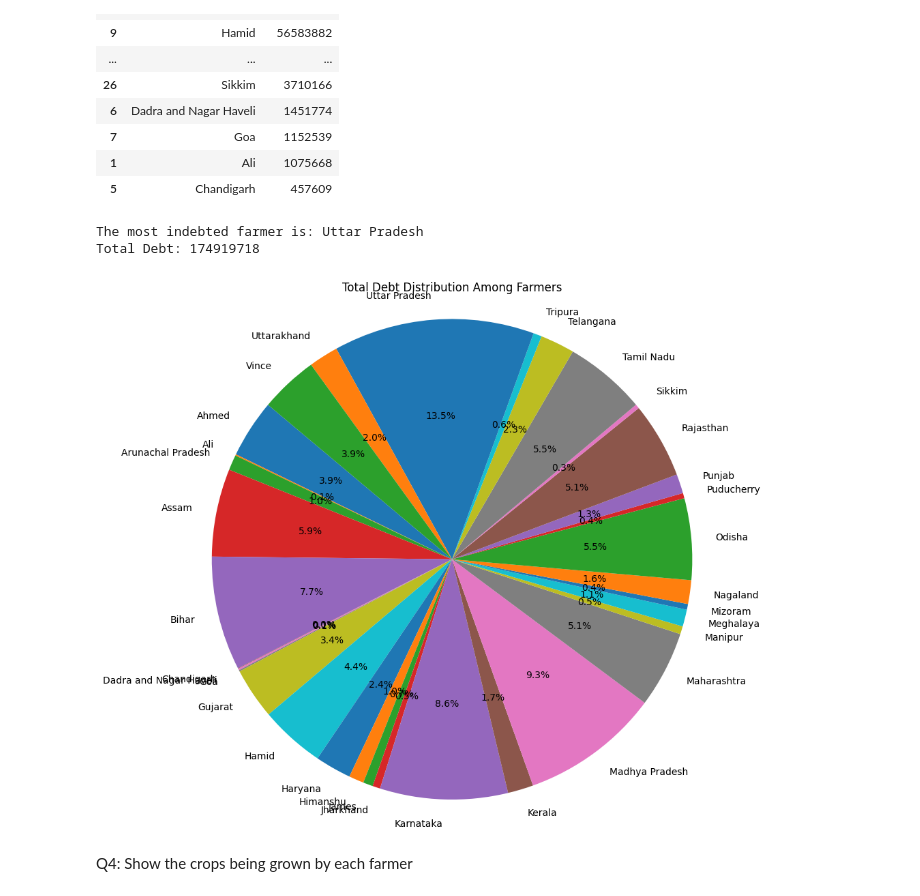
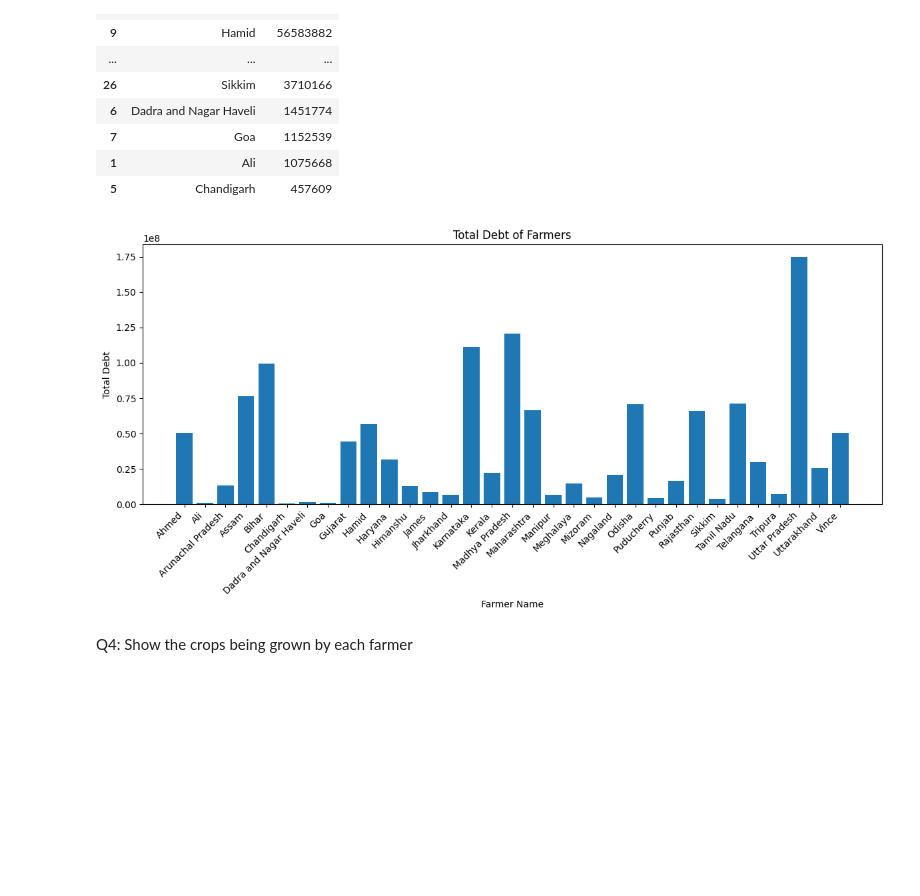
Before and after one commit to AghaDurrezKhan/DS-A_CEP, a Jupyter notebook: DS&A_CEP.ipynb, the cells around one changed output. Saved outputs shown, nothing was run; the diff lists cells and outputs as text; code cells hidden in the pictures; blank space fills up the shorter version.

```diff
--- a/DS&A_CEP.ipynb
+++ b/DS&A_CEP.ipynb
@@ -192,27 +188,22 @@ sorted_farmer_debt
 # %%
 # Load the CSV file into a DataFrame
 data = pd.read_csv('/content/AgrcultureDataset.csv')
 
 # Group the data by Farmer_Name and calculate the total debt for each farmer
 debt_data = data.groupby('Farmer_Name')['Debt'].sum().reset_index()
 
-# Find the farmer with the highest total debt
-most_indebted_farmer = debt_data.loc[debt_data['Debt'].idxmax()]
+# Create a bar chart to visualize the total debt for each farmer
+plt.figure(figsize=(12, 6))  # Adjust the figure size as needed
+plt.bar(debt_data['Farmer_Name'], debt_data['Debt'])
+plt.xlabel('Farmer Name')
+plt.ylabel('Total Debt')
+plt.title('Total Debt of Farmers')
+plt.xticks(rotation=45, ha='right')  # Rotate x-axis labels for better readability
+plt.tight_layout()
 
-# Print the most indebted farmer
-print("The most indebted farmer is:", most_indebted_farmer['Farmer_Name'])
-print("Total Debt:", most_indebted_farmer['Debt'])
-
-# Create a pie chart to visualize the total debt distribution among farmers
-plt.figure(figsize=(10, 10))
-plt.pie(debt_data['Debt'], labels=debt_data['Farmer_Name'], autopct='%1.1f%%', startangle=140)
-plt.axis('equal')  # Equal aspect ratio ensures that pie is drawn as a circle.
-plt.title('Total Debt Distribution Among Farmers')
 plt.show()
 # %% [output]
-The most indebted farmer is: Uttar Pradesh
-Total Debt: 174919718
-[figure, old version]
+[figure, new version]
 # %% [markdown]
 Q4: Show the crops being grown by each farmer
 # %%
```
Also changed, not shown: parts of 2 cells of this notebook.
